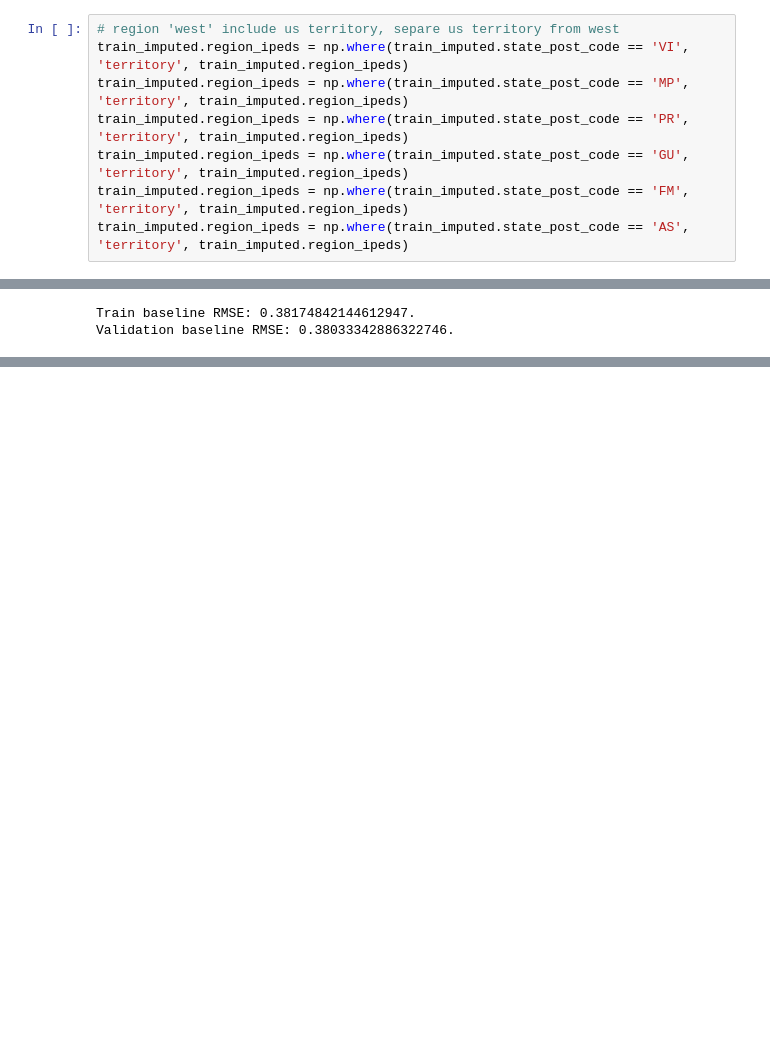
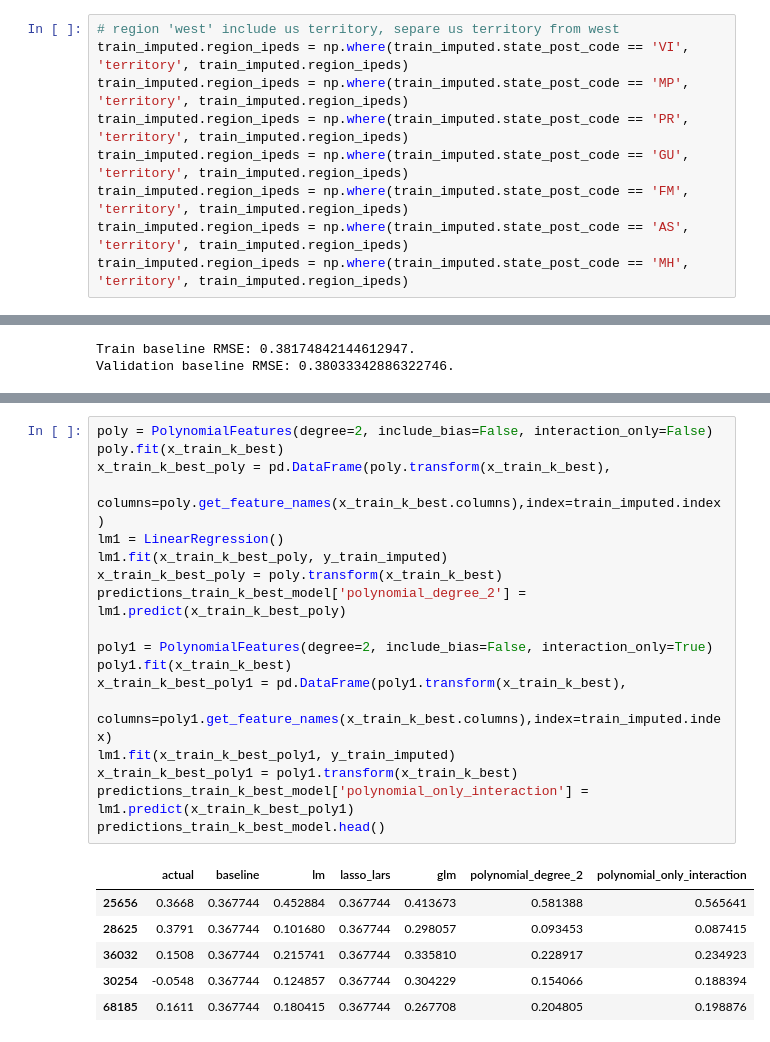
Before and after one commit to CDM-College-ROI/capstone_working_repo, a Jupyter notebook: cc_folder/cc_modeling.ipynb, the cells around one changed output, grey strips where cells are left out. Saved outputs shown, nothing was run; the diff lists cells and outputs as text; blank space fills up the shorter version.

```diff
--- a/cc_folder/cc_modeling.ipynb
+++ b/cc_folder/cc_modeling.ipynb
@@ -263,6 +269,7 @@ train_imputed.region_ipeds = np.where(train_imputed.state_post_code == 'PR', 'te
 train_imputed.region_ipeds = np.where(train_imputed.state_post_code == 'GU', 'territory', train_imputed.region_ipeds)
 train_imputed.region_ipeds = np.where(train_imputed.state_post_code == 'FM', 'territory', train_imputed.region_ipeds)
 train_imputed.region_ipeds = np.where(train_imputed.state_post_code == 'AS', 'territory', train_imputed.region_ipeds)
+train_imputed.region_ipeds = np.where(train_imputed.state_post_code == 'MH', 'territory', train_imputed.region_ipeds)
 # %%
 train_imputed.region_ipeds.value_counts()
 # %% [output]
@@ -725,0 +778,25 @@ Validation baseline RMSE: 0.38033342886322746.
+# %%
+poly = PolynomialFeatures(degree=2, include_bias=False, interaction_only=False)
+poly.fit(x_train_k_best)
+x_train_k_best_poly = pd.DataFrame(poly.transform(x_train_k_best),
+                                   columns=poly.get_feature_names(x_train_k_best.columns),index=train_imputed.index)
+lm1 = LinearRegression()
+lm1.fit(x_train_k_best_poly, y_train_imputed)
+x_train_k_best_poly = poly.transform(x_train_k_best)
+predictions_train_k_best_model['polynomial_degree_2'] = lm1.predict(x_train_k_best_poly)
+
+poly1 = PolynomialFeatures(degree=2, include_bias=False, interaction_only=True)
+poly1.fit(x_train_k_best)
+x_train_k_best_poly1 = pd.DataFrame(poly1.transform(x_train_k_best),
+                                    columns=poly1.get_feature_names(x_train_k_best.columns),index=train_imputed.index)
+lm1.fit(x_train_k_best_poly1, y_train_imputed)
+x_train_k_best_poly1 = poly1.transform(x_train_k_best)
+predictions_train_k_best_model['polynomial_only_interaction'] = lm1.predict(x_train_k_best_poly1)
+predictions_train_k_best_model.head()
+# %% [output]
+|  | actual | baseline | lm | lasso_lars | glm | polynomial_degree_2 | polynomial_only_interaction |
+| 25656 | 0.3668 | 0.367744 | 0.452884 | 0.367744 | 0.413673 | 0.581388 | 0.565641 |
+| 28625 | 0.3791 | 0.367744 | 0.101680 | 0.367744 | 0.298057 | 0.093453 | 0.087415 |
+| 36032 | 0.1508 | 0.367744 | 0.215741 | 0.367744 | 0.335810 | 0.228917 | 0.234923 |
+| 30254 | -0.0548 | 0.367744 | 0.124857 | 0.367744 | 0.304229 | 0.154066 | 0.188394 |
+| 68185 | 0.1611 | 0.367744 | 0.180415 | 0.367744 | 0.267708 | 0.204805 | 0.198876 |
```
Also changed, not shown: parts of 21 cells of this notebook.
